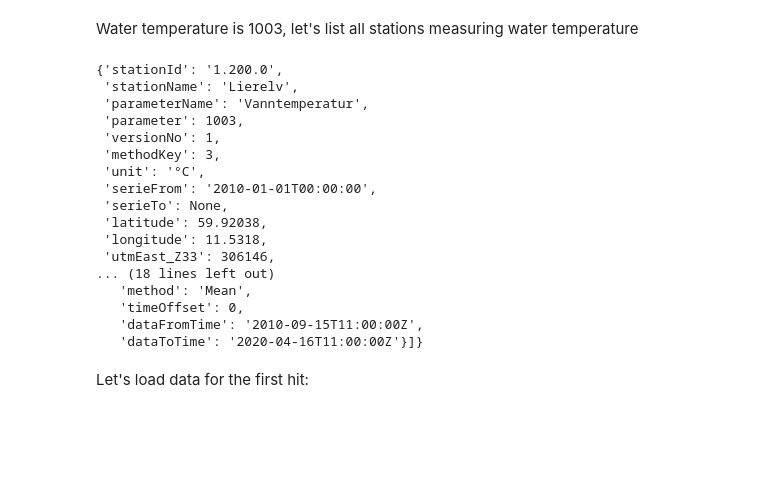
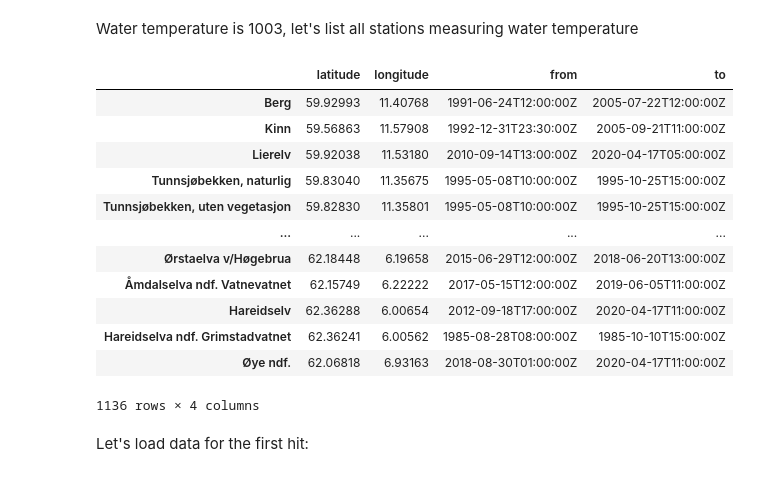
Before and after one commit to Lecheps/Load_nve_data, a Jupyter notebook: Load_NVE.ipynb, the cells around one changed output. Saved outputs shown, nothing was run; the diff lists cells and outputs as text; code cells hidden in the pictures; blank space fills up the shorter version.

Commit message:
Listing all stations with water temperature

```diff
--- a/Load_NVE.ipynb
+++ b/Load_NVE.ipynb
@@ -37,28 +38,33 @@ display(json.loads(r.text))
    'unit': '°C'}]}
 # %% [markdown]
 Water temperature is 1003, let's list all stations measuring water temperature
-# %%
-r = requests.get('https://hydapi.nve.no/api/v1/Series',params={'parameter' : '1003'},headers=headers)
-allStations = json.loads(r.text)['data']
-display(allStations[2])
-# %% [output]
-{'stationId': '1.200.0',
- 'stationName': 'Lierelv',
- 'parameterName': 'Vanntemperatur',
- 'parameter': 1003,
- 'versionNo': 1,
- 'methodKey': 3,
- 'unit': '°C',
- 'serieFrom': '2010-01-01T00:00:00',
- 'serieTo': None,
- 'latitude': 59.92038,
- 'longitude': 11.5318,
- 'utmEast_Z33': 306146,
-... (18 lines left out)
-   'method': 'Mean',
-   'timeOffset': 0,
-   'dataFromTime': '2010-09-15T11:00:00Z',
-   'dataToTime': '2020-04-16T11:00:00Z'}]}
+# %%
+r = requests.get('https://hydapi.nve.no/api/v1/Series',params={'parameter' : '1003'},headers=headers)
+allStations = json.loads(r.text)['data']
+
+names = [i['stationName']  for i in allStations]
+latitude = [i['latitude']  for i in allStations]
+longitude = [i['longitude'] for i in allStations]
+dateStart = [i['resolutionList'][0]['dataFromTime'] for i in allStations]
+dateStop =  [i['resolutionList'][0]['dataToTime'] for i in allStations]
+
+df = pd.DataFrame({'latitude' : latitude, 'longitude': longitude, 'from' : dateStart, 'to': dateStop},index=names)
+display(df)
+df.to_csv('water_temperature.csv')
+# %% [output]
+|  | latitude | longitude | from | to |
+| Berg | 59.92993 | 11.40768 | 1991-06-24T12:00:00Z | 2005-07-22T12:00:00Z |
+| Kinn | 59.56863 | 11.57908 | 1992-12-31T23:30:00Z | 2005-09-21T11:00:00Z |
+| Lierelv | 59.92038 | 11.53180 | 2010-09-14T13:00:00Z | 2020-04-17T05:00:00Z |
+| Tunnsjøbekken, naturlig | 59.83040 | 11.35675 | 1995-05-08T10:00:00Z | 1995-10-25T15:00:00Z |
+| Tunnsjøbekken, uten vegetasjon | 59.82830 | 11.35801 | 1995-05-08T10:00:00Z | 1995-10-25T15:00:00Z |
+| ... | ... | ... | ... | ... |
+| Ørstaelva v/Høgebrua | 62.18448 | 6.19658 | 2015-06-29T12:00:00Z | 2018-06-20T13:00:00Z |
+| Åmdalselva ndf. Vatnevatnet | 62.15749 | 6.22222 | 2017-05-15T12:00:00Z | 2019-06-05T11:00:00Z |
+| Hareidselv | 62.36288 | 6.00654 | 2012-09-18T17:00:00Z | 2020-04-17T11:00:00Z |
+| Hareidselva ndf. Grimstadvatnet | 62.36241 | 6.00562 | 1985-08-28T08:00:00Z | 1985-10-10T15:00:00Z |
+| Øye ndf. | 62.06818 | 6.93163 | 2018-08-30T01:00:00Z | 2020-04-17T11:00:00Z |
+1136 rows × 4 columns
 # %% [markdown]
 Let's load data for the first hit:
 # %%
```
Also changed, not shown: parts of 2 cells of this notebook.
